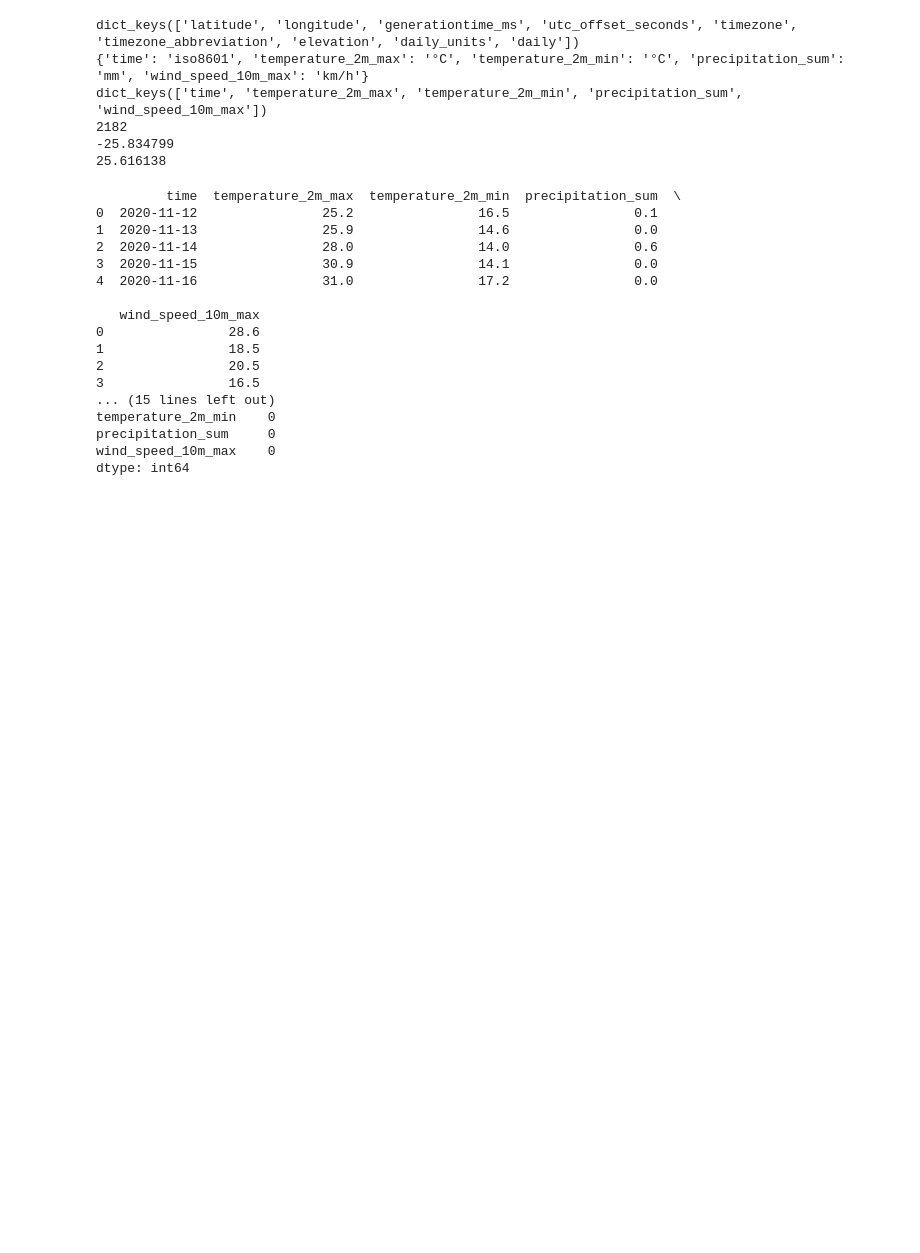
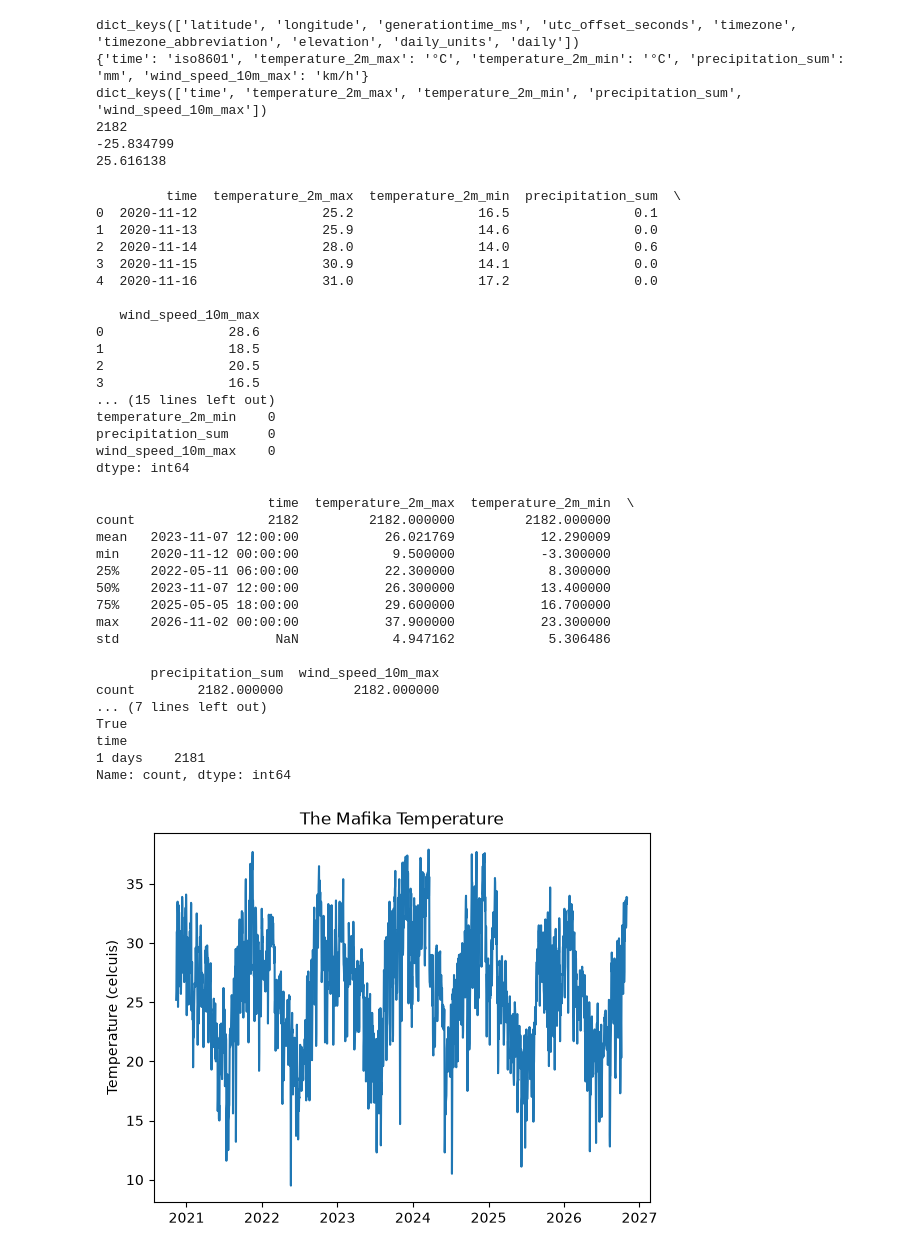
Before and after one commit to alisto05/Weather-Prediction, a Jupyter notebook: notebooks/01_get_data.ipynb, the cells around one changed output. Saved outputs shown, nothing was run; the diff lists cells and outputs as text; code cells hidden in the pictures; blank space fills up the shorter version.

Commit message:
Downloading and check mahikeng data

```diff
--- a/notebooks/01_get_data.ipynb
+++ b/notebooks/01_get_data.ipynb
@@ -73,3 +73,38 @@ temperature_2m_min    0
 precipitation_sum     0
 wind_speed_10m_max    0
 dtype: int64
+# %%
+df2 = pandas.read_csv("../data/raw/mahikeng_daily_raw.csv", parse_dates = ["time"])
+
+#Reads the minimum and max rows if they make sense
+print(df2.describe())
+
+#No date appears twice || more
+print(df2["time"].is_unique)
+
+#counting the gaps between consecutive dates
+print(df2["time"].diff().value_counts())
+import matplotlib.pyplot as plt
+plt.plot(df2["time"], df2["temperature_2m_max"])
+plt.title("The Mafika Temperature")
+plt.ylabel("Temperature (celcuis)")
+plt.show()
+# %% [output]
+                      time  temperature_2m_max  temperature_2m_min  \
+count                 2182         2182.000000         2182.000000
+mean   2023-11-07 12:00:00           26.021769           12.290009
+min    2020-11-12 00:00:00            9.500000           -3.300000
+25%    2022-05-11 06:00:00           22.300000            8.300000
+50%    2023-11-07 12:00:00           26.300000           13.400000
+75%    2025-05-05 18:00:00           29.600000           16.700000
+max    2026-11-02 00:00:00           37.900000           23.300000
+std                    NaN            4.947162            5.306486
+
+       precipitation_sum  wind_speed_10m_max
+count        2182.000000         2182.000000
+... (7 lines left out)
+True
+time
+1 days    2181
+Name: count, dtype: int64
+[figure, added]
```
